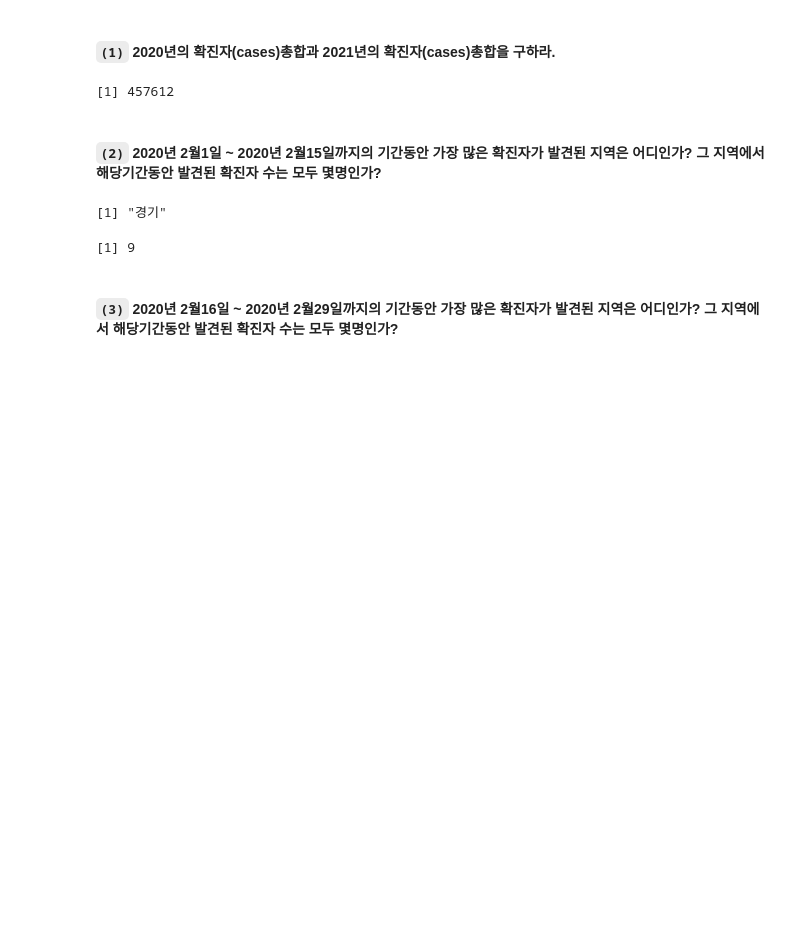
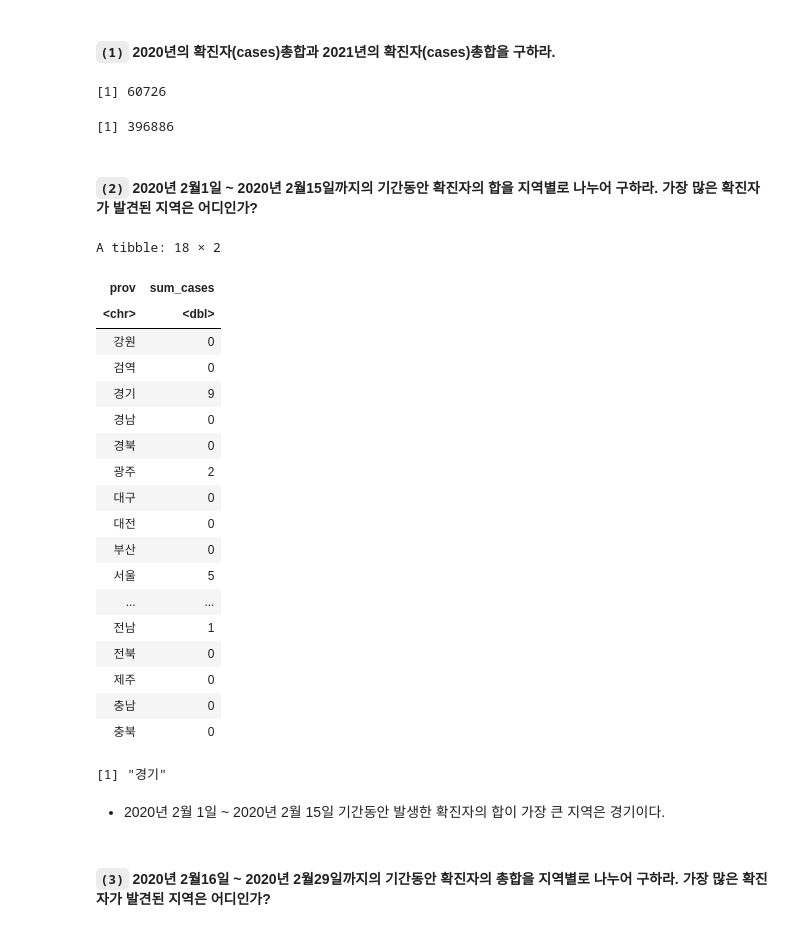
Before and after one commit to stahangryum/unwanted_blog, a Jupyter notebook: _notebooks/2021-12-12-R입문 기말고사 대비문제.ipynb, the cells around one changed output. Cells and saved outputs as stored; diff of their text form; code cells hidden in the pictures; blank space fills up the shorter version.

```diff
--- a/_notebooks/2021-12-12-R입문 기말고사 대비문제.ipynb
+++ b/_notebooks/2021-12-12-R입문 기말고사 대비문제.ipynb
@@ -351,21 +274,47 @@ A tibble: 6 × 5
 | 2020 | 1 | 20 | 대전 | 0 |
 # %% [markdown]
 #### `(1)` 2020년의 확진자(cases)총합과 2021년의 확진자(cases)총합을 구하라.
-# %%
-df$cases %>% sum
-# %% [output]
-[1] 457612
+# %%
+df_2020 = df %>% filter(year==2020) # 2020년에 발생한 확진자
+df_2020$cases %>% sum
+# %% [output]
+[1] 60726
+# %%
+df_2021 = df %>% filter(year==2021) # 2021년에 발생한 확진자
+df_2021$cases %>% sum
+# %% [output]
+[1] 396886
 # %% [markdown]
-#### `(2)` 2020년 2월1일 ~ 2020년 2월15일까지의 기간동안 가장 많은 확진자가 발견된 지역은 어디인가? 그 지역에서 해당기간동안 발견된 확진자 수는 모두 몇명인가?
+#### `(2)` 2020년 2월1일 ~ 2020년 2월15일까지의 기간동안 확진자의 합을 지역별로 나누어 구하라. 가장 많은 확진자가 발견된 지역은 어디인가?
 # %%
-A = df %>% filter(year == 2020, month == 2, 1 <= day, day <= 15)
-(A %>% filter(cases == max(A$cases)))$prov %>% print
+summs = df %>% filter(year==2020, month==2, between(day, 1, 15)) %>%
+  group_by(prov) %>% summarise(sum_cases = sum(cases))
+
+summs
+summs[summs$sum_cases == max(summs$sum_cases),]$prov
 # %% [output]
-[1] "경기"
+A tibble: 18 × 2
+| prov | sum_cases |
+| <chr> | <dbl> |
+| 강원 | 0 |
+| 검역 | 0 |
+| 경기 | 9 |
+| 경남 | 0 |
+| 경북 | 0 |
+| 광주 | 2 |
+| 대구 | 0 |
+| 대전 | 0 |
+| 부산 | 0 |
+| 서울 | 5 |
+| ... | ... |
+| 전남 | 1 |
+| 전북 | 0 |
+| 제주 | 0 |
+| 충남 | 0 |
+| 충북 | 0 |
+[1] "경기"
-# %%
-(A %>% filter(prov == "경기"))$cases%>%sum
-# %% [output]
-[1] 9
+# %% [markdown]
+- 2020년 2월 1일 ~ 2020년 2월 15일 기간동안 발생한 확진자의 합이 가장 큰 지역은 경기이다.
 # %% [markdown]
-#### `(3)` 2020년 2월16일 ~ 2020년 2월29일까지의 기간동안 가장 많은 확진자가 발견된 지역은 어디인가? 그 지역에서 해당기간동안 발견된 확진자 수는 모두 몇명인가?
+#### `(3)`  2020년 2월16일 ~ 2020년 2월29일까지의 기간동안 확진자의 총합을 지역별로 나누어 구하라. 가장 많은 확진자가 발견된 지역은 어디인가?
 # %%
```
Also changed, not shown: parts of 44 cells of this notebook, 4 other files.
